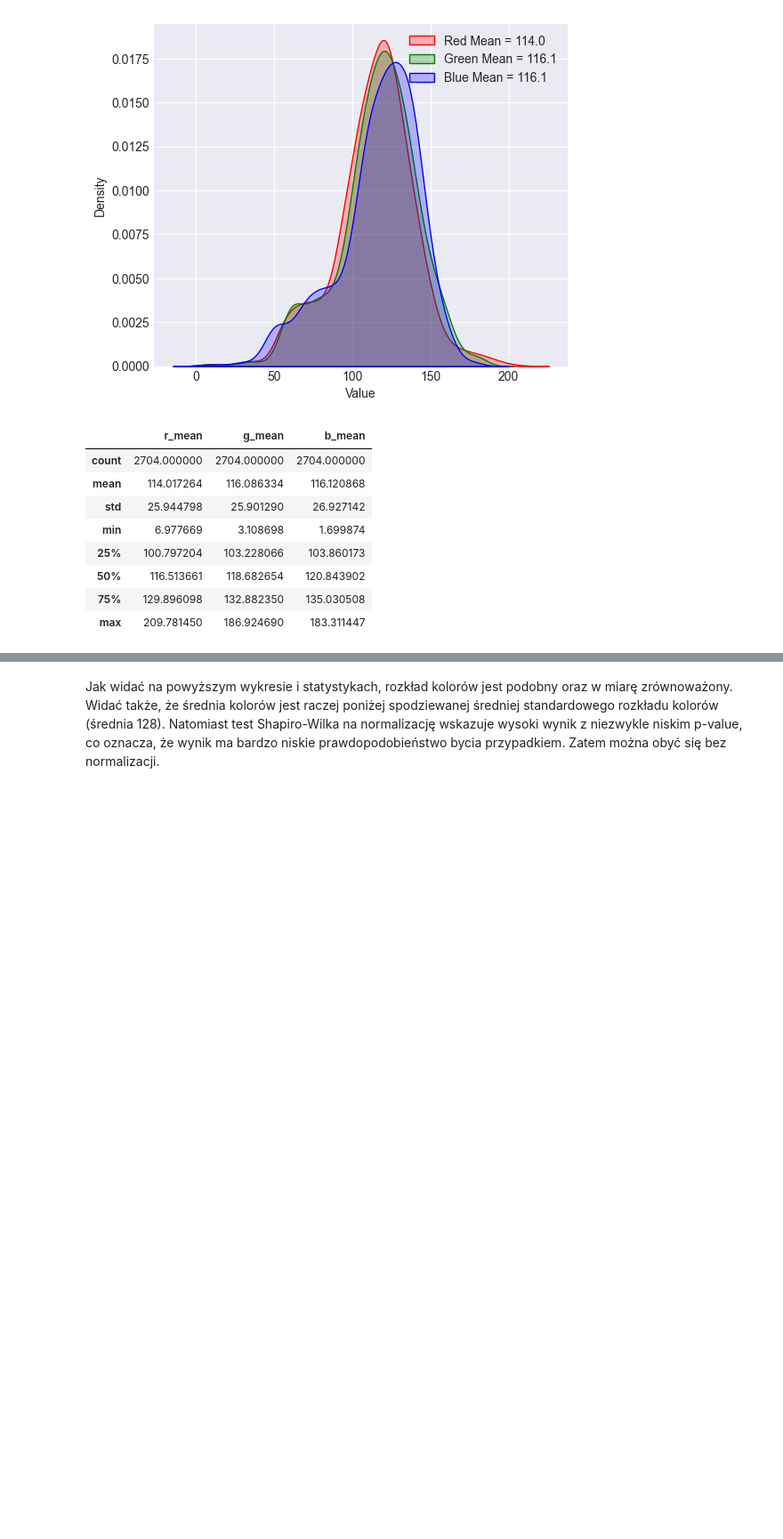
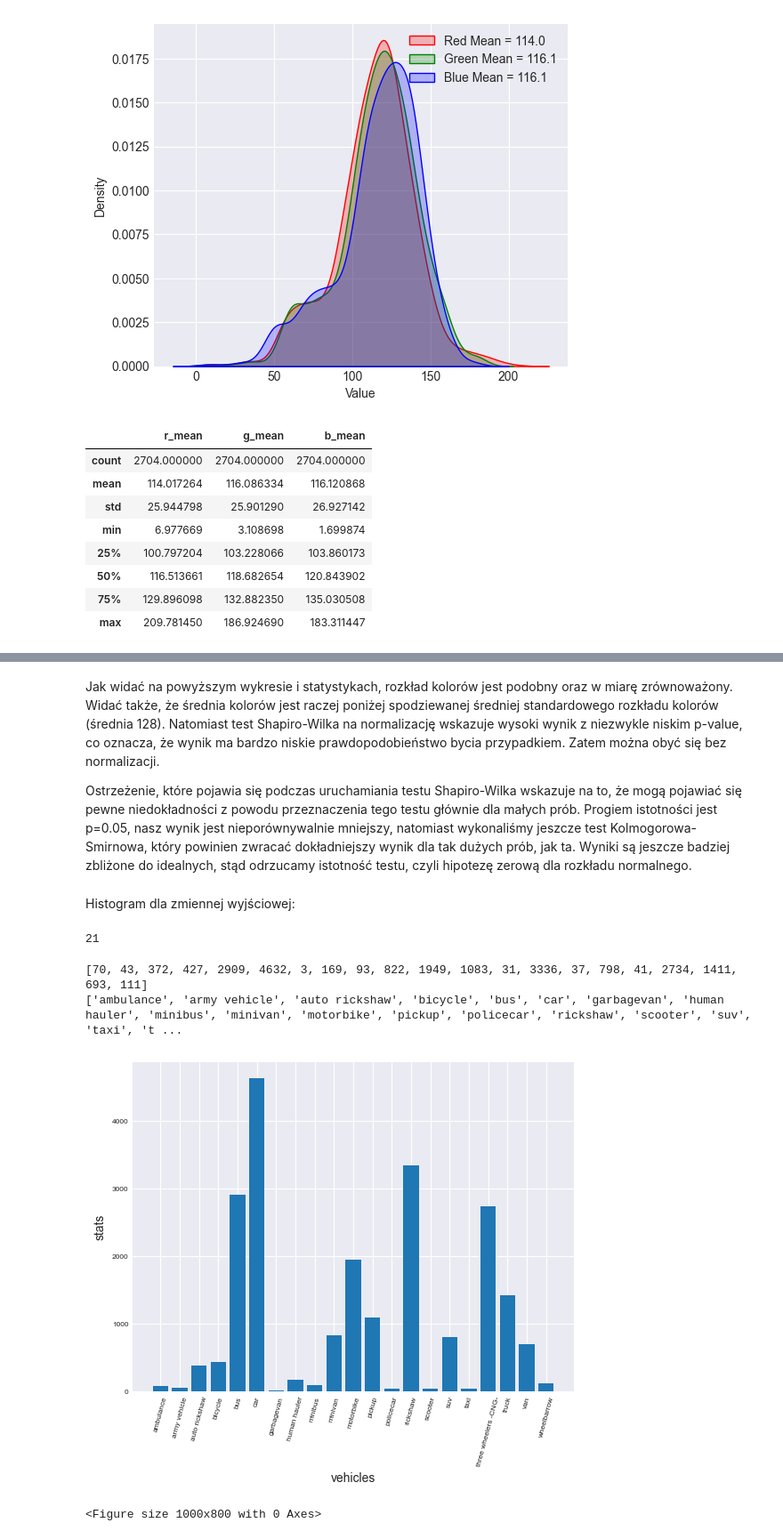
Before and after one commit to michaljurzak1/Vehicle-Images-Detection, a Jupyter notebook: eda.ipynb, the cells around one changed output, grey strips where cells are left out. Shown at 89% size. Cells and saved outputs as stored; diff of their text form; code cells hidden in the pictures; blank space fills up the shorter version.

Commit message:
histogram added, few lines of text, modified and added

```diff
--- a/eda.ipynb
+++ b/eda.ipynb
@@ -199,5 +237,60 @@ Shapiro-Wilk score: 0.9743915796279907, p-value: 1.0056854244259842e-35
 # %% [markdown]
 Jak widać na powyższym wykresie i statystykach, rozkład kolorów jest podobny oraz w miarę zrównoważony. Widać także, że średnia kolorów jest raczej poniżej spodziewanej średniej standardowego rozkładu kolorów (średnia 128). Natomiast test Shapiro-Wilka na normalizację wskazuje wysoki wynik z niezwykle niskim p-value, co oznacza, że wynik ma bardzo niskie prawdopodobieństwo bycia przypadkiem. Zatem można obyć się bez normalizacji.
+
+Ostrzeżenie, które pojawia się podczas uruchamiania testu Shapiro-Wilka wskazuje na to, że mogą pojawiać się pewne niedokładności z powodu przeznaczenia tego testu głównie dla małych prób. Progiem istotności jest p=0.05, nasz wynik jest nieporównywalnie mniejszy, natomiast wykonaliśmy jeszcze test Kolmogorowa-Smirnowa, który powinien zwracać dokładniejszy wynik dla tak dużych prób, jak ta. Wyniki są jeszcze badziej zbliżone do idealnych, stąd odrzucamy istotność testu, czyli hipotezę zerową dla rozkładu normalnego.
+# %% [markdown]
+Histogram dla zmiennej wyjściowej:
+# %%
+
+with open(r"D:\vehicle_detection\trafic_data\data_1.yaml", 'r') as f:
+
+    #with open('archive/trafic_data/data_1.yaml', 'r') as f:
+
+    data = f.readlines()
+
+
+vehicles_str = data[4].split(": ")[1].replace("[","").replace("]","")
+vehicles_str = list(vehicles_str.split(", "))
+
+classes_of_vehicles = []
+
+for vehicle in vehicles_str:
+
+    vehicle = vehicle.replace("'","")
+    classes_of_vehicles.append(vehicle)
+# %%
+vehicles_counter = [0] * len(classes_of_vehicles)
+# %%
+print(len(classes_of_vehicles))
+# %% [output]
+21
+# %%
+
+
+for i, image_file in enumerate(image_files):
+
+
+    labels = load_labels(image_file, train_labels)
+    for label in labels:
+        if label.split(" ")[0] != '':
+            vehicle_nr = int(label.split(" ")[0])
+            if vehicle_nr >= 0 and vehicle_nr < len(classes_of_vehicles):
+                vehicles_counter[vehicle_nr] += 1
+
+print(vehicles_counter)
+print(classes_of_vehicles)
+plt.bar(classes_of_vehicles, vehicles_counter)
+plt.xlabel('vehicles', fontsize=10)
+plt.ylabel('stats', fontsize=10)
+plt.xticks(fontsize=6,rotation=75)
+plt.yticks(fontsize=6)
+plt.figure(figsize=(10, 8))
+plt.show()
+# %% [output]
+[70, 43, 372, 427, 2909, 4632, 3, 169, 93, 822, 1949, 1083, 31, 3336, 37, 798, 41, 2734, 1411, 693, 111]
+['ambulance', 'army vehicle', 'auto rickshaw', 'bicycle', 'bus', 'car', 'garbagevan', 'human hauler', 'minibus', 'minivan', 'motorbike', 'pickup', 'policecar', 'rickshaw', 'scooter', 'suv', 'taxi', 't ...
+[figure, added]
+<Figure size 1000x800 with 0 Axes>
 # %% [markdown]
 ## Podsumowanie sekcji
 - 21 klas
```
Also changed, not shown: parts of 8 cells of this notebook.
